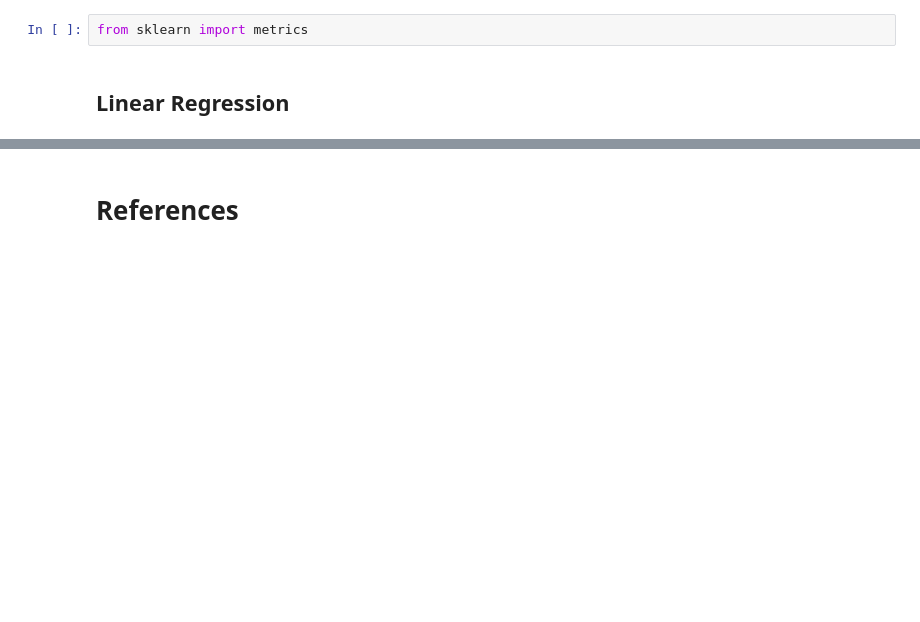
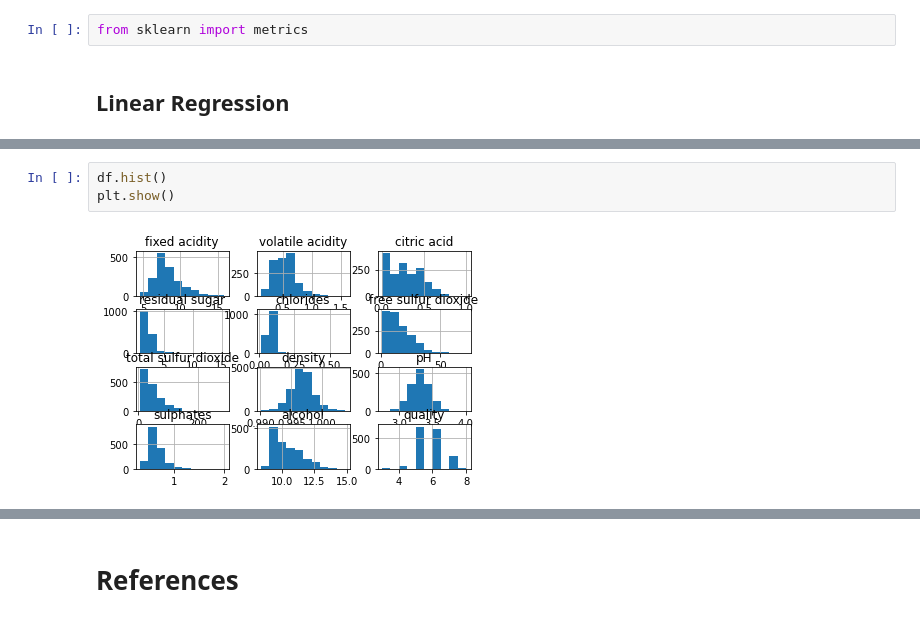
Before and after one commit to SharonNicG/52954-Machine-Learning-and-Statistics, a Jupyter notebook: scikit-learn.ipynb, the cells around one changed output, grey strips where cells are left out. Cells and saved outputs as stored; diff of their text form; blank space fills up the shorter version.

```diff
--- a/scikit-learn.ipynb
+++ b/scikit-learn.ipynb
@@ -26,0 +128,5 @@ FileNotFoundError: [Errno 2] No such file or directory: '../input/red-wine-quali
+# %%
+df.hist()
+plt.show()
+# %% [output]
+[figure, added]
```
Also changed, not shown: parts of 20 cells of this notebook, 1 other file.
